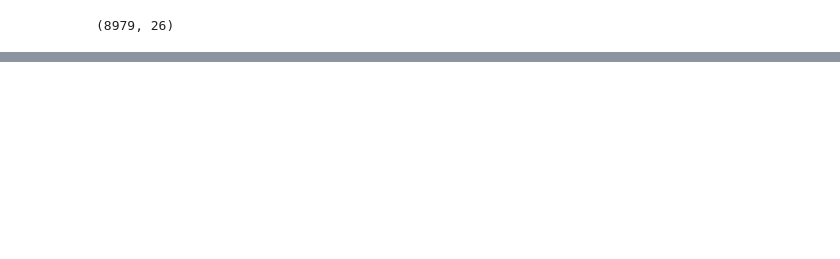
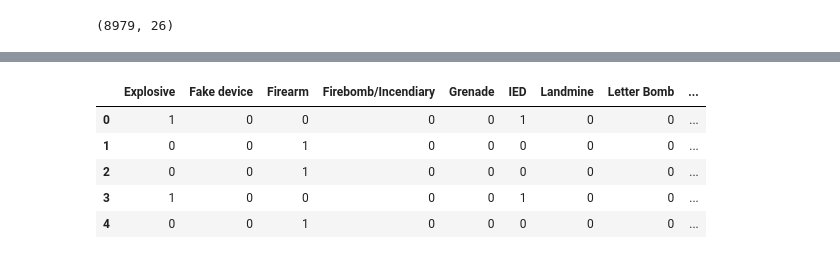
Before and after one commit to johnfkraus/world_terror_incidents_visualizations, a Jupyter notebook: World_Terror_Incident_Visualizations.ipynb, the cells around one changed output, grey strips where cells are left out. Drawn from its saved outputs; the diff is of its cells as text; code cells hidden in the pictures; blank space fills up the shorter version.

```diff
--- a/World_Terror_Incident_Visualizations.ipynb
+++ b/World_Terror_Incident_Visualizations.ipynb
@@ -22,0 +95,10 @@ df.head()
+# %%
+from sklearn.preprocessing import MultiLabelBinarizer
+# df = pd.DataFrame({"genre": [["action", "drama","fantasy"], ["fantasy","action"], ["drama"], ["sci-fi", "drama"]]})
+# print(df)
+mlb = MultiLabelBinarizer()
+event_type_df = pd.DataFrame(mlb.fit_transform(df['Event_Type_List']),columns=mlb.classes_)
+event_type_df.to_csv('event_type.csv')
+#df2.columns
+#df2.sum(axis=0)
+event_type_df.head()
@@ -22,0 +112,14 @@ df.head()
+# %%
+df['Weapon_List'] = df['Weapon'].apply(lambda my_string: [x.strip() for x in my_string.split(',')])
+weapon_df = pd.DataFrame(mlb.fit_transform(df['Weapon_List']),columns=mlb.classes_)
+weapon_df.to_csv('weapons.csv')
+#df2.columns
+#df2.sum(axis=0)
+weapon_df.head()
+# %% [output]
+|  | Explosive | Fake device | Firearm | Firebomb/Incendiary | Grenade | IED | Landmine | Letter Bomb | ... |
+| 0 | 1 | 0 | 0 | 0 | 0 | 1 | 0 | 0 | ... |
+| 1 | 0 | 0 | 1 | 0 | 0 | 0 | 0 | 0 | ... |
+| 2 | 0 | 0 | 1 | 0 | 0 | 0 | 0 | 0 | ... |
+| 3 | 1 | 0 | 0 | 0 | 0 | 1 | 0 | 0 | ... |
+| 4 | 0 | 0 | 1 | 0 | 0 | 0 | 0 | 0 | ... |
```
Also changed, not shown: parts of 39 cells of this notebook, 4 other files.
